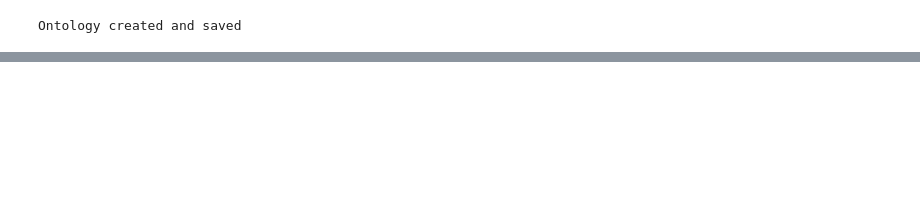
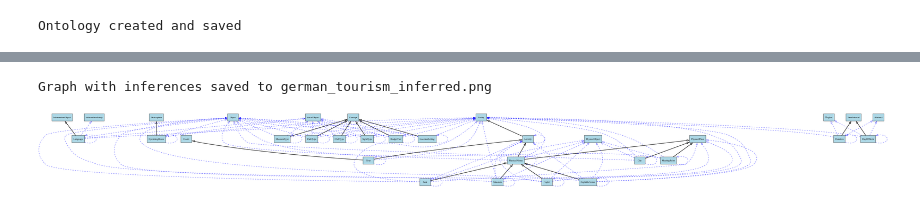
Before and after one commit to conocirone/german_travel_companion, a Jupyter notebook: travel_companion.ipynb, the cells around one changed output, grey strips where cells are left out. Drawn from its saved outputs; the diff is of its cells as text; code cells hidden in the pictures; blank space fills up the shorter version.

```diff
--- a/travel_companion.ipynb
+++ b/travel_companion.ipynb
@@ -242,0 +312,13 @@ Ontology created and saved
+# %%
+# List all classes and their inferred superclasses
+print("=== Classes and their superclasses ===")
+for cls in onto.classes():
+    print(f"{cls.name}: {[s.name for s in cls.is_a if hasattr(s, 'name')]}")
+
+# Check for any unsatisfiable classes (classes that cannot have instances)
+print("\n=== Checking for unsatisfiable classes ===")
+unsatisfiable = list(default_world.inconsistent_classes())
+if unsatisfiable:
+    print(f"❌ Unsatisfiable classes found: {unsatisfiable}")
+else:
+    print("✅ All classes are satisfiable")
@@ -242,0 +399,33 @@ Ontology created and saved
+# %%
+from graphviz import Digraph
+from IPython.display import display, Image
+
+def visualize_with_inferences(ontology, filename="ontology_inferred"):
+    dot = Digraph(comment='Ontology with Inferences')
+    dot.attr(rankdir='BT', size='20,20', dpi='150', nodesep='0.8', ranksep='1.0')
+
+    # Style for nodes
+    dot.attr('node', shape='box', style='filled', fillcolor='lightblue', fontsize='12')
+
+    for cls in ontology.classes():
+        dot.node(cls.name, cls.name)
+
+        for parent in cls.is_a:
+            if hasattr(parent, 'name') and parent.name != 'Thing':
+                # Asserted edges: solid black
+                dot.edge(cls.name, parent.name, color='black', arrowhead='empty', penwidth='2')
+
+        # Inferred ancestors (indirect) - dashed blue
+        for ancestor in cls.INDIRECT_is_a:
+            if hasattr(ancestor, 'name') and ancestor not in cls.is_a and ancestor.name != 'Thing':
+                dot.edge(cls.name, ancestor.name, color='blue', style='dashed', arrowhead='empty')
+
+    dot.render(filename, format='png', cleanup=True)
+    return filename + '.png'
+
+img_path = visualize_with_inferences(onto, "german_tourism_inferred")
+print(f"Graph with inferences saved to {img_path}")
+display(Image(filename=img_path, width=1200))
+# %% [output]
+Graph with inferences saved to german_tourism_inferred.png
+[figure, added]
```
Also changed, not shown: parts of 7 cells of this notebook.
